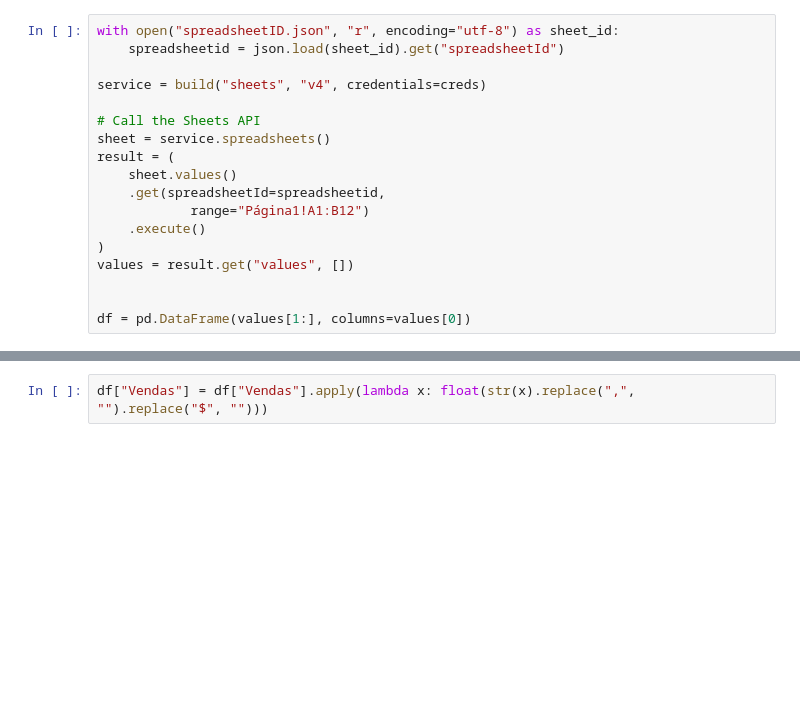
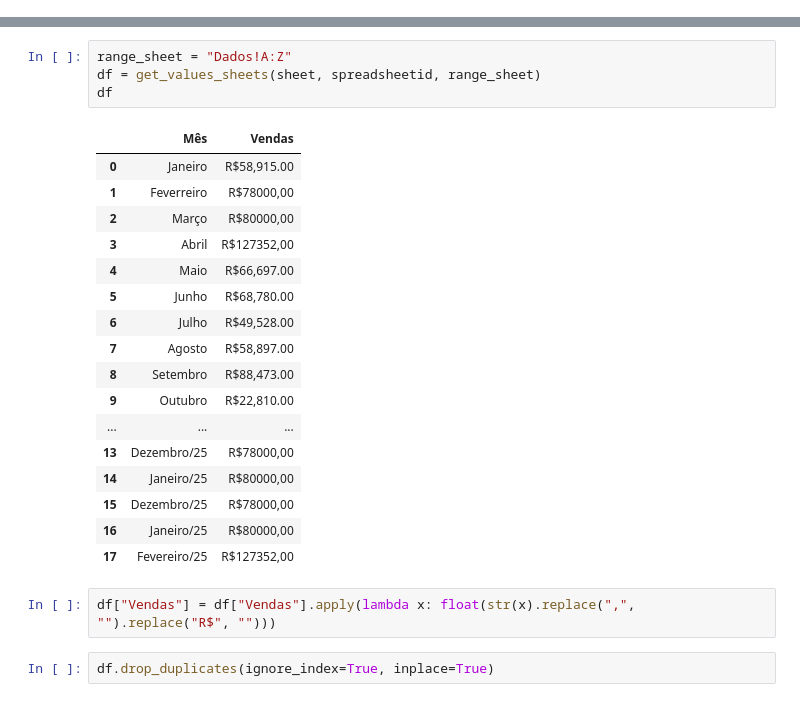
Before and after one commit to MarcosNack/IntegrationGoogleSheets, a Jupyter notebook: main.ipynb, the cells around one changed output, grey strips where cells are left out. Cells and saved outputs as stored; diff of their text form; blank space fills up the shorter version.

```diff
--- a/main.ipynb
+++ b/main.ipynb
@@ -32,21 +35,3 @@ if not creds or not creds.valid:
     # Save the credentials for the next run
     with open("token.json", "w") as token:
         token.write(creds.to_json())
-# %%
-with open("spreadsheetID.json", "r", encoding="utf-8") as sheet_id:
-    spreadsheetid = json.load(sheet_id).get("spreadsheetId")
-
-service = build("sheets", "v4", credentials=creds)
-
-# Call the Sheets API
-sheet = service.spreadsheets()
-result = (
-    sheet.values()
-    .get(spreadsheetId=spreadsheetid,
-            range="Página1!A1:B12")
-    .execute()
-)
-values = result.get("values", [])
-
-
-df = pd.DataFrame(values[1:], columns=values[0])
@@ -68,5 +132,29 @@ df
+# %%
+range_sheet = "Dados!A:Z"
+df = get_values_sheets(sheet, spreadsheetid, range_sheet)
+df
+# %% [output]
+|  | Mês | Vendas |
+| 0 | Janeiro | R$58,915.00 |
+| 1 | Feverreiro | R$78000,00 |
+| 2 | Março | R$80000,00 |
+| 3 | Abril | R$127352,00 |
+| 4 | Maio | R$66,697.00 |
+| 5 | Junho | R$68,780.00 |
+| 6 | Julho | R$49,528.00 |
+| 7 | Agosto | R$58,897.00 |
+| 8 | Setembro | R$88,473.00 |
+| 9 | Outubro | R$22,810.00 |
+| ... | ... | ... |
+| 13 | Dezembro/25 | R$78000,00 |
+| 14 | Janeiro/25 | R$80000,00 |
+| 15 | Dezembro/25 | R$78000,00 |
+| 16 | Janeiro/25 | R$80000,00 |
+| 17 | Fevereiro/25 | R$127352,00 |
 # %%
-df["Vendas"] = df["Vendas"].apply(lambda x: float(str(x).replace(",", "").replace("$", "")))
+df["Vendas"] = df["Vendas"].apply(lambda x: float(str(x).replace(",", "").replace("R$", "")))
+# %%
+df.drop_duplicates(ignore_index=True, inplace=True)
 # %%
 df.info()
 # %% [output]
```
Also changed, not shown: parts of 10 cells of this notebook.
